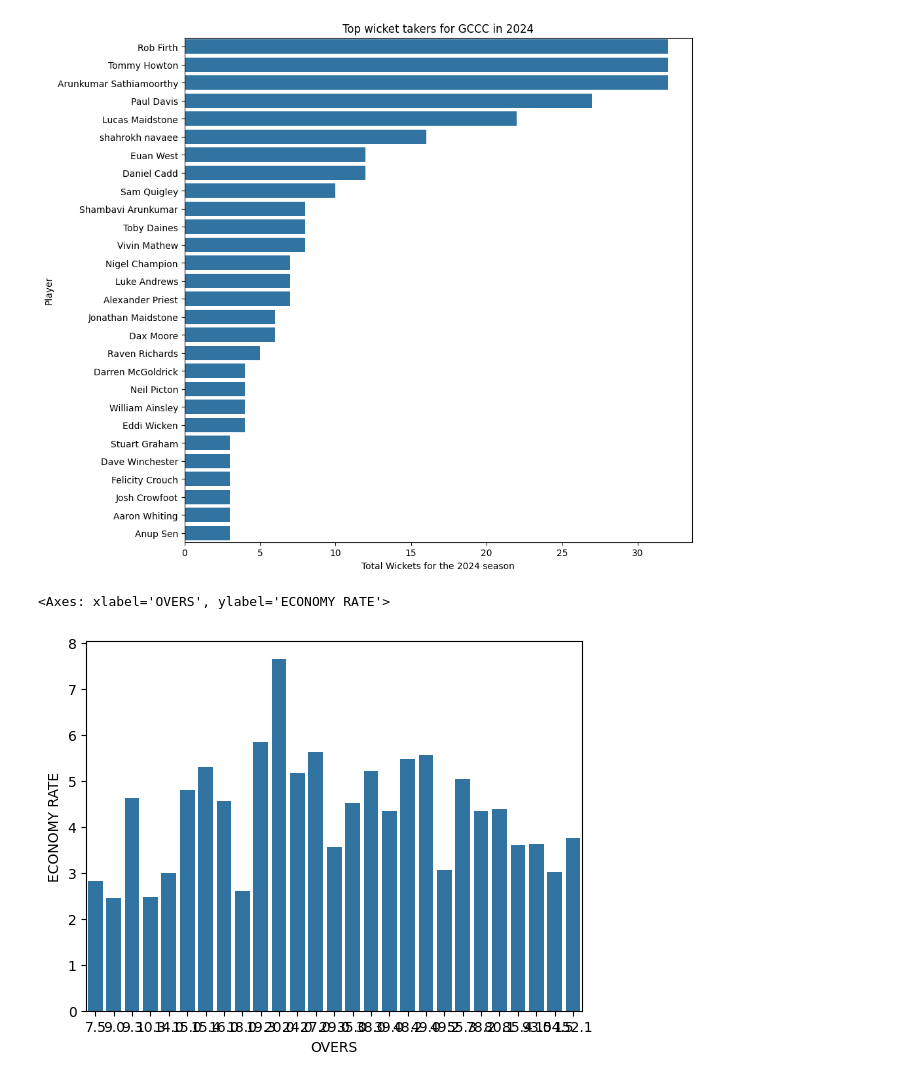
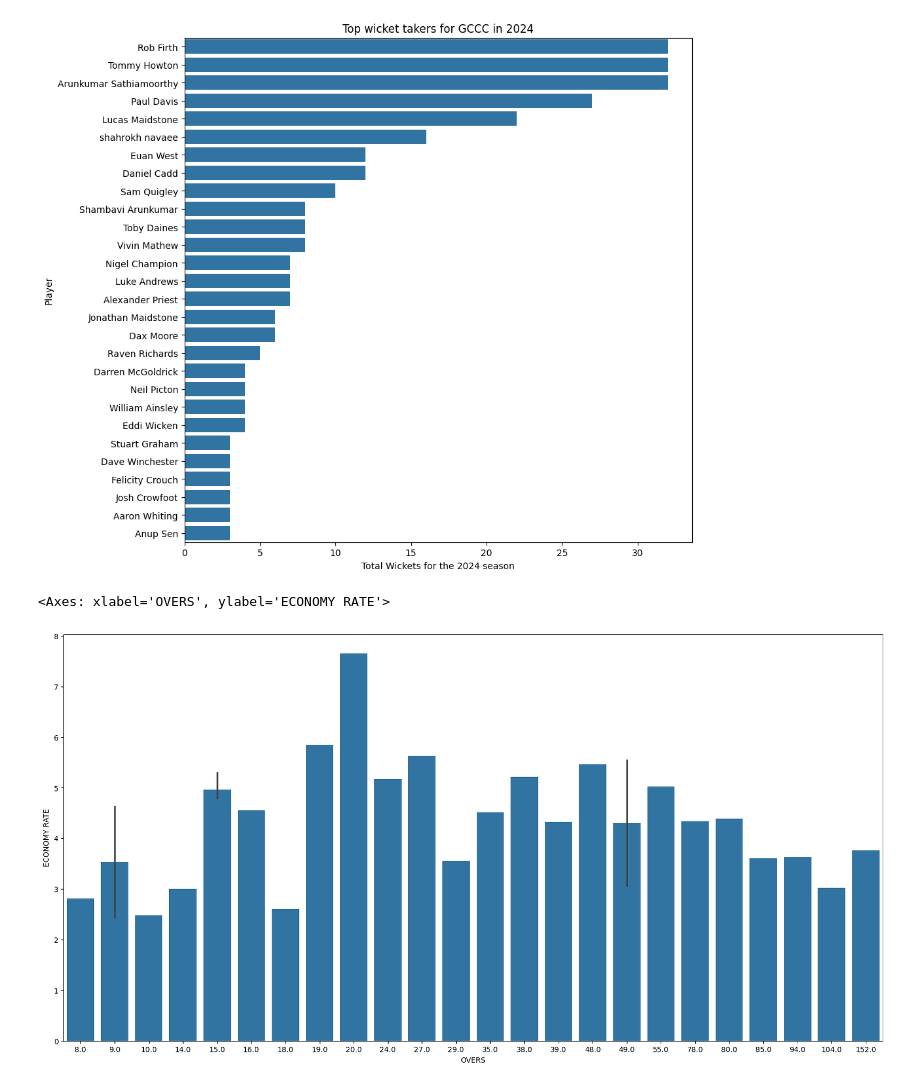
Before and after one commit to TobyDaines/GCCC-Player-Stats-Database, a Jupyter notebook: All Players Bowling.ipynb, the cells around one changed output. Saved outputs shown, nothing was run; the diff lists cells and outputs as text; code cells hidden in the pictures.

Commit message:
Fixing the overs/economy rate graph

```diff
--- a/All Players Bowling.ipynb
+++ b/All Players Bowling.ipynb
@@ -97,7 +97,9 @@ plt.show()
 # %%
 # How number of overs affects economy rate
 df_played = df.groupby("OVERS")
+df["OVERS"] = df["OVERS"].round(0)
+fig = plt.figure(figsize=(20, 10))
 sns.barplot(data=df, x=df["OVERS"], y=df["ECONOMY RATE"])
 # %% [output]
 <Axes: xlabel='OVERS', ylabel='ECONOMY RATE'>
-[figure, old version]
+[figure, new version]
```
